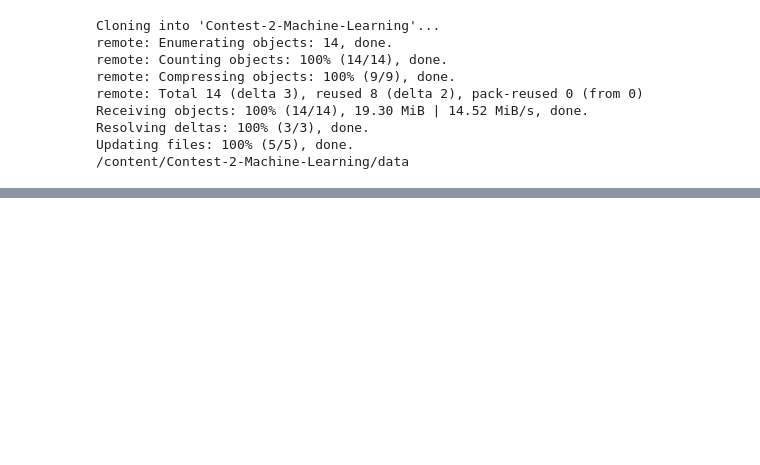
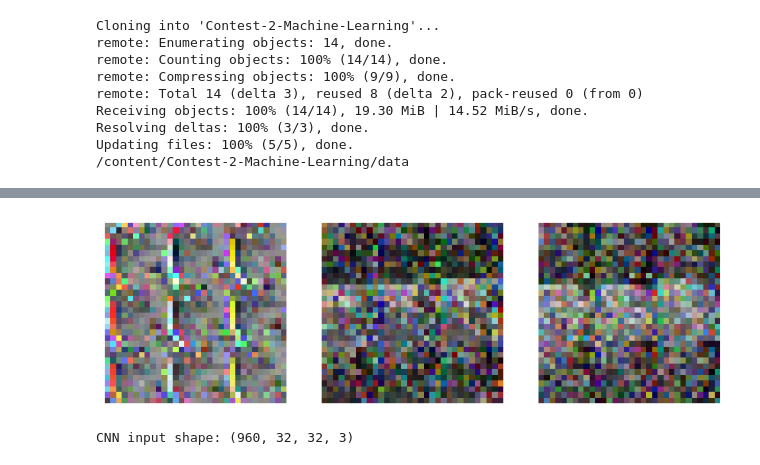
Before and after one commit to Reybolouri/Contest-2-Machine-Learning, a Jupyter notebook: contest_2.ipynb, the cells around one changed output, grey strips where cells are left out. Cells and saved outputs as stored; diff of their text form; code cells hidden in the pictures; blank space fills up the shorter version.

```diff
--- a/contest_2.ipynb
+++ b/contest_2.ipynb
@@ -15,3 +15,19 @@ Receiving objects: 100% (14/14), 19.30 MiB | 14.52 MiB/s, done.
 Resolving deltas: 100% (3/3), done.
 Updating files: 100% (5/5), done.
 /content/Contest-2-Machine-Learning/data
+# %%
+import pandas as pd
+import numpy as np
+
+# 2.1 Read the CSVs
+train = pd.read_csv('train.csv')
+test  = pd.read_csv('test.csv')
+
+print("Train shape:", train.shape)
+print("Test shape: ",  test.shape)
+
+# 2.2 Check class balance
+print(train['y'].value_counts())
+
+# 2.3 Peek at pixel columns
+train.columns[:10]
@@ -17,0 +45,34 @@ Updating files: 100% (5/5), done.
+# %%
+#test a few samples:
+import matplotlib.pyplot as plt
+
+def show_patch(row, ax):
+    pix = row.iloc[2:].values.reshape(32,32,3)  # drop id,y
+    ax.imshow(pix)
+    ax.axis('off')
+
+fig, axes = plt.subplots(1,3, figsize=(9,3))
+for i, idx in enumerate([0, 200, 400]):
+    show_patch(train.iloc[idx], axes[i])
+plt.show()
+# %% [output]
+[figure, added]
+# %%
+#Preprocessing & Train/Val Split
+from sklearn.model_selection import train_test_split
+
+# 4.1 Features & labels
+X = train.drop(['id','y'], axis=1).values
+y = train['y'].values - 1   # shift to 0,1,2
+
+# 4.2 Stratified split
+X_train, X_val, y_train, y_val = train_test_split(
+    X, y, stratify=y, test_size=0.2, random_state=42)
+
+# 4.3 Reshape for CNN
+X_train_cnn = X_train.reshape(-1,32,32,3)
+X_val_cnn   = X_val.reshape(-1,32,32,3)
+
+print("CNN input shape:", X_train_cnn.shape)
+# %% [output]
+CNN input shape: (960, 32, 32, 3)
```
Also changed, not shown: parts of 4 cells of this notebook.
